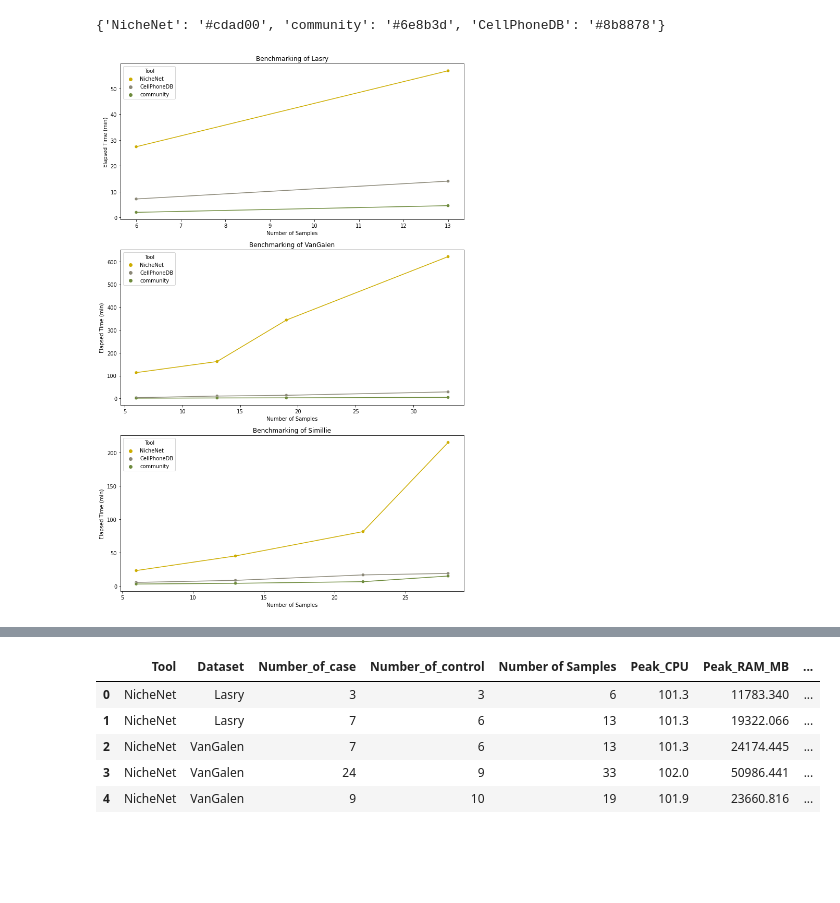
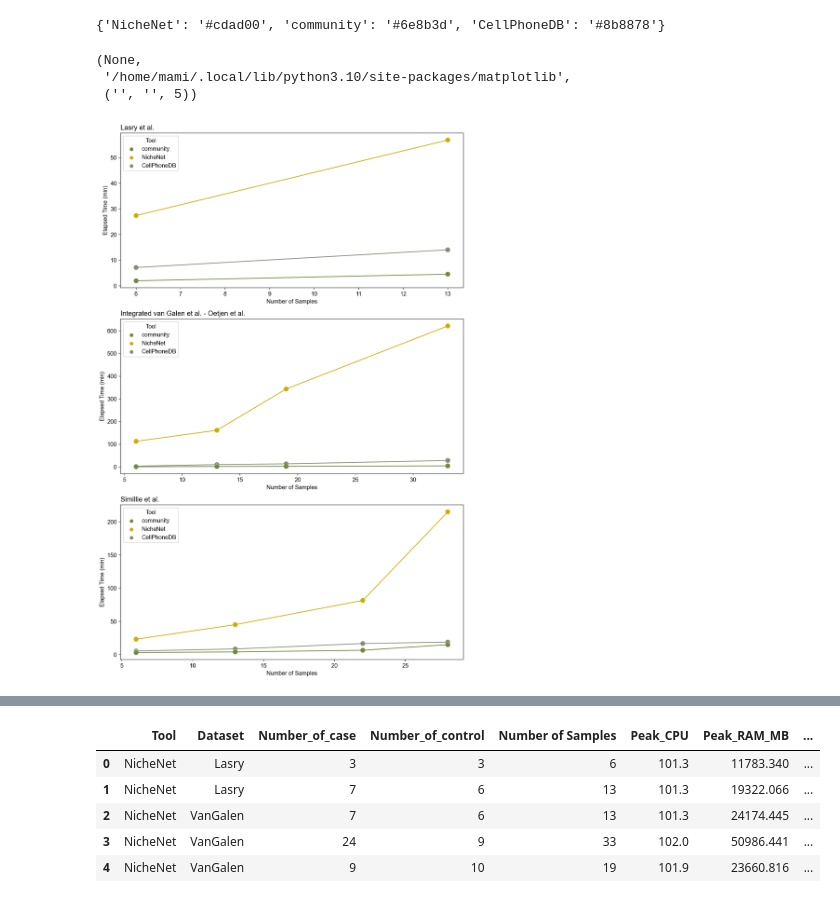
Before and after one commit to colomemaria/community-paper, a Jupyter notebook: src/resource_usage/plot_resource_usage.ipynb, the cells around one changed output, grey strips where cells are left out. Drawn from its saved outputs; the diff is of its cells as text; code cells hidden in the pictures; blank space fills up the shorter version.

```diff
--- a/src/resource_usage/plot_resource_usage.ipynb
+++ b/src/resource_usage/plot_resource_usage.ipynb
@@ -127,3 +127,15 @@ peak_values["Elapsed_hour"] = peak_values["Elapsed_time(min)"] / 60
 palette
 # %% [output]
 {'NicheNet': '#cdad00', 'community': '#6e8b3d', 'CellPhoneDB': '#8b8878'}
+# %%
+# Set font and font size
+plt.rcParams['font.family'] = 'Arial'
+# plt.rcParams['font.family'] = 'sans-serif'
+plt.rcParams['font.size'] = 11
+# %%
+import imp
+>>> imp.find_module('matplotlib')
+# %% [output]
+(None,
+ '/home/mami/.local/lib/python3.10/site-packages/matplotlib',
+ ('', '', 5))
@@ -130,26 +146,38 @@ palette
+# %%
+custom_order = ['community', 'NicheNet', 'CellPhoneDB']
 # %%
 datasets = peak_values['Dataset'].unique()
 
 # Create subplots
-fig, axes = plt.subplots(len(datasets), 1, figsize=(10, 15))
+fig, axes = plt.subplots(len(datasets), 1, figsize=(10, 15), dpi=200)
 
 # Loop through each tool to create a separate plot
 for i, dataset in enumerate(datasets):
     sns.scatterplot(data=peak_values[peak_values['Dataset'] == dataset], x="Number of Samples", y="Elapsed_time(min)",
-                    hue="Tool", ax=axes[i], palette=palette)
+                    hue="Tool", hue_order=custom_order, ax=axes[i], palette=palette, s=100)
 
 
     sns.lineplot(peak_values[peak_values['Dataset'] == dataset], x="Number of Samples", y="Elapsed_time(min)",
                  hue="Tool", ax=axes[i], palette=palette, dashes=False ,legend=False)
-    axes[i].set_title(f"Benchmarking of {dataset}")
+
+
+    if dataset == "Lasry":
+        title = "Lasry et al."
+    elif dataset == "Simillie":
+        title = "Simillie et al."
+    else:
+        title = "Integrated van Galen et al. - Oetjen et al."
+
+
+    axes[i].set_title(title, loc='left')
     axes[i].set_xlabel("Number of Samples")
     axes[i].set_ylabel("Elapsed Time (min)")
 
 # Adjust layout
 plt.tight_layout()
 plt.show()
 # %% [output]
-[figure, old version]
+[figure, new version]
 # %%
 # # Create subplots for log-scaled plots
 # fig, axes = plt.subplots(len(tools), 1, figsize=(10, 15))
```
Also changed, not shown: parts of 10 cells of this notebook, 1 other file.
